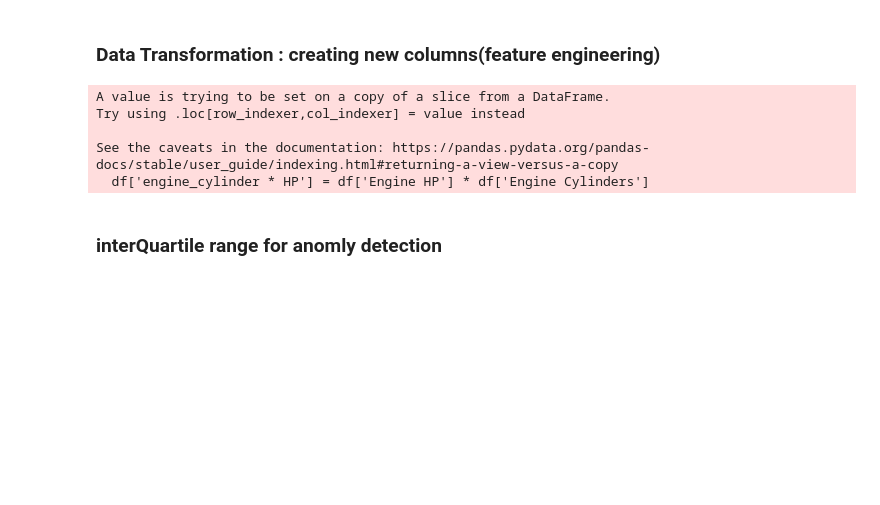
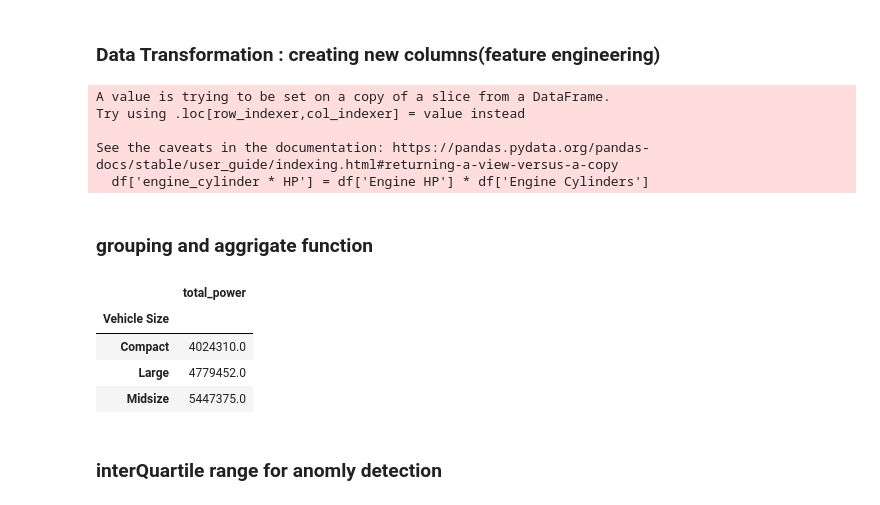
Before and after one commit to ESET0105/BASIC, a Jupyter notebook: AI/Pandas/Day6/EDA.ipynb, the cells around one changed output. Drawn from its saved outputs; the diff is of its cells as text; code cells hidden in the pictures; blank space fills up the shorter version.

```diff
--- a/AI/Pandas/Day6/EDA.ipynb
+++ b/AI/Pandas/Day6/EDA.ipynb
@@ -35,3 +42,5 @@ df.head()
+# %%
+df = df.rename(columns={"Engine HP":"HP","Engine Cylinders":"cylinder"})
 # %% [markdown]
 ### Data Transformation : creating new columns(feature engineering)
 # %%
@@ -50,6 +59,20 @@ Try using .loc[row_indexer,col_indexer] = value instead
 
 See the caveats in the documentation: https://pandas.pydata.org/pandas-docs/stable/user_guide/indexing.html#returning-a-view-versus-a-copy
   df['engine_cylinder * HP'] = df['Engine HP'] * df['Engine Cylinders']
+# %% [markdown]
+### grouping and aggrigate function
+# %%
+agg_df = df.groupby('Vehicle Size').agg(total_power = ('engine_cylinder * HP',sum))
+
+# grouping on classificTION FEATURE
+# %%
+agg_df.head()
+# %% [output]
+|  | total_power |
+| Vehicle Size |  |
+| Compact | 4024310.0 |
+| Large | 4779452.0 |
+| Midsize | 5447375.0 |
 # %% [markdown]
 ### interQuartile range for anomly detection
 # %%
```
Also changed, not shown: parts of 1 cell of this notebook, 14 other files.
